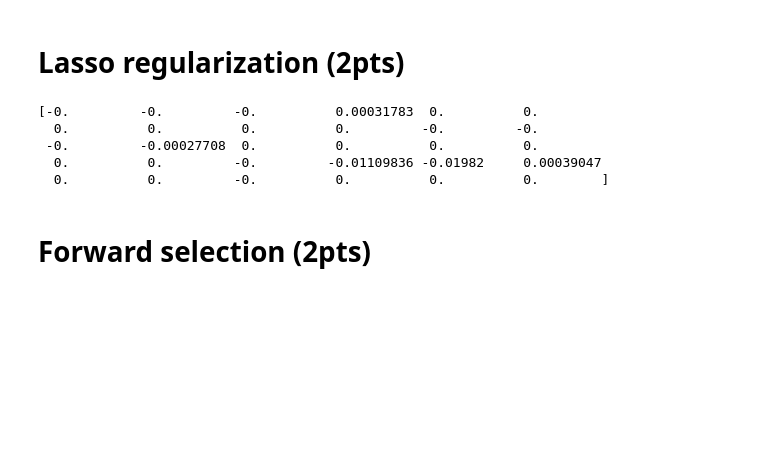
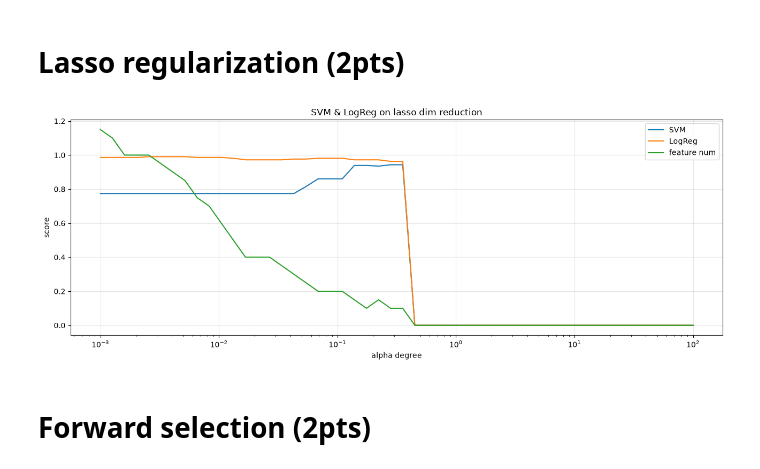
Before and after one commit to Xsemka/ml_lessons, a Jupyter notebook: task_dim_reduction_practice.ipynb, the cells around one changed output. Cells and saved outputs as stored; diff of their text form; code cells hidden in the pictures; blank space fills up the shorter version.

```diff
--- a/task_dim_reduction_practice.ipynb
+++ b/task_dim_reduction_practice.ipynb
@@ -6,29 +6,70 @@
 * Попребирайте различное количество итоговых размерностей и постройте графики качества от количества размерностей. Выведите обе модели на одном графике в каждой заадче
 # %%
 import numpy as np
+import sklearn
 import matplotlib.pyplot as plt
 from sklearn import decomposition
 from sklearn import datasets
+from sklearn.decomposition import PCA
 from sklearn import svm
+from sklearn.svm import SVC
 from sklearn.linear_model import LogisticRegression
 from sklearn.linear_model import Lasso
 from sklearn.feature_selection import SequentialFeatureSelector
+from sklearn.model_selection import train_test_split
+from sklearn.metrics import f1_score
+from sklearn.ensemble import RandomForestClassifier
+from sklearn.preprocessing import StandardScaler
 np.random.seed(5)
 dataset = datasets.load_breast_cancer()
-x = dataset.data
-y = dataset.target
+scaler = StandardScaler()
 # %% [markdown]
 # Lasso regularization (2pts)
-# %%
-lasso_model = Lasso(alpha=0.1).fit(x, y)
-print(f"{lasso_model.coef_}")
-
-x_selected = x[np.where(lasso_model.coef_ != 0)[0]]
-# %% [output]
-[-0.         -0.         -0.          0.00031783  0.          0.
-  0.          0.          0.          0.         -0.         -0.
- -0.         -0.00027708  0.          0.          0.          0.
-  0.          0.         -0.         -0.01109836 -0.01982     0.00039047
-  0.          0.         -0.          0.          0.          0.        ]
+# %%
+x = scaler.fit_transform(dataset.data)
+y = dataset.target
+
+svm_score = []
+logreg_score = []
+feature_num = []
+
+for a in np.logspace(-3, 2, 50):
+    lasso_model = Lasso(alpha=a).fit(x, y)
+    x_selected = np.delete(x, np.where(lasso_model.coef_ == 0)[0], axis=1)
+    feature_num.append(x_selected.shape[1]/20)
+    if x_selected.shape[1] == 0:
+        svm_score.append(0.5)
+        logreg_score.append(0.5)
+        continue
+    x_train, x_test, y_train, y_test = train_test_split(x_selected, y, train_size=0.7, random_state=42)
+
+    svm = SVC(C=1e-2, kernel="rbf", degree=3).fit(x_train, y_train)
+    logreg = LogisticRegression().fit(x_train, y_train)
+
+    svm_pred = svm.predict(x_test)
+    logreg_pred = logreg.predict(x_test)
+
+    svm_f1 = f1_score(y_test, svm_pred)
+    logreg_f1 = f1_score(y_test, logreg_pred)
+
+    svm_score.append(svm_f1)
+    logreg_score.append(logreg_f1)
+
+figure, axis = plt.subplots(1, 1, figsize=(13, 5))
+
+axis.plot(np.logspace(-3, 2, 50), svm_score, label = "SVM")
+axis.plot(np.logspace(-3, 2, 50), logreg_score, label = "LogReg")
+axis.plot(np.logspace(-3, 2, 50), feature_num, label = "feature num")
+axis.set_title("SVM & LogReg on lasso dim reduction")
+axis.set_xlabel("alpha degree")
+axis.set_xscale("log")
+axis.set_ylabel("score")
+axis.grid(True, alpha=0.3)
+axis.legend()
+
+figure.tight_layout()
+plt.show()
+# %% [output]
+[figure, added]
 # %% [markdown]
 # Forward selection (2pts)
```
Also changed, not shown: parts of 8 cells of this notebook, 6 other files.
